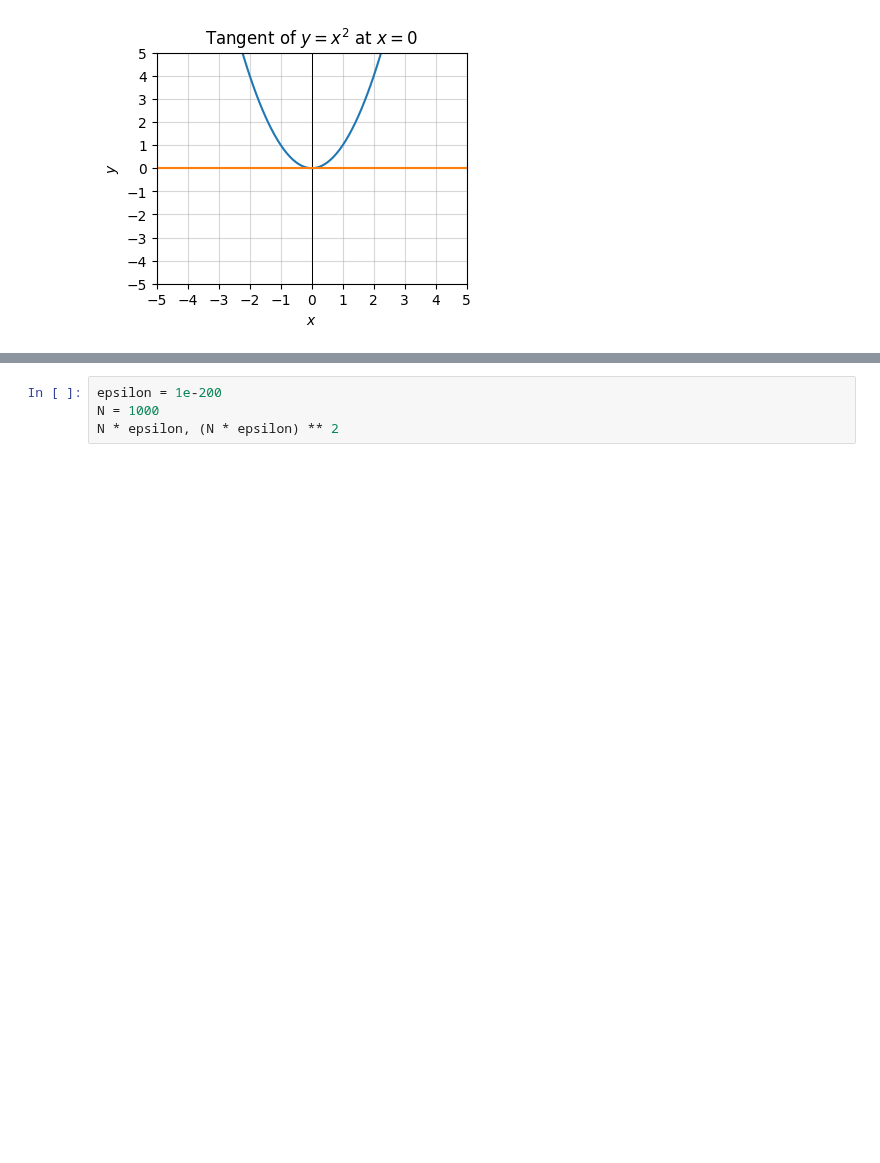
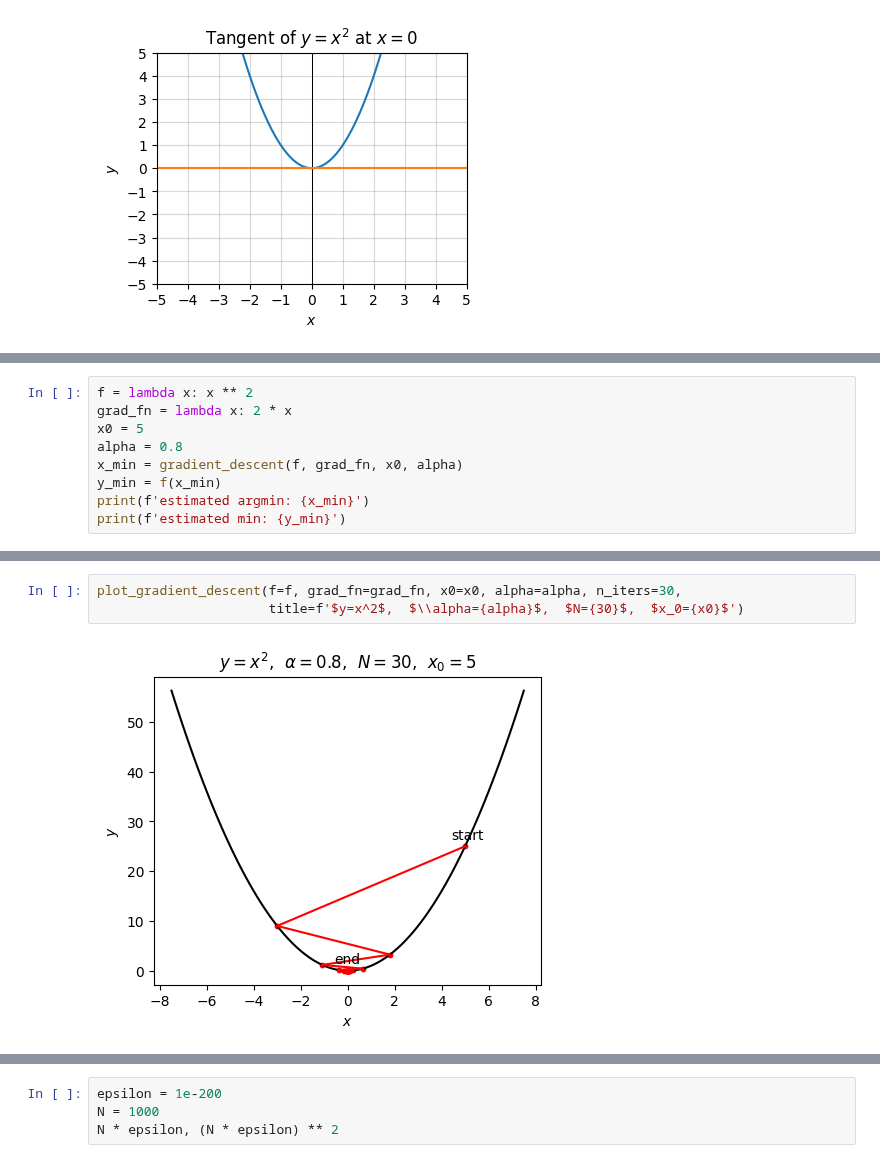
Before and after one commit to rkingery/ml-book, a Jupyter notebook: notebooks/calculus.ipynb, the cells around one changed output, grey strips where cells are left out. Cells and saved outputs as stored; diff of their text form; blank space fills up the shorter version.

```diff
--- a/notebooks/calculus.ipynb
+++ b/notebooks/calculus.ipynb
@@ -439,0 +434,9 @@ $$\mathbf{x}_{n+1} = \mathbf{x}_n - \alpha \frac{dz}{d\mathbf{x}}\bigg|_{\mathbf
+# %%
+f = lambda x: x ** 2
+grad_fn = lambda x: 2 * x
+x0 = 5
+alpha = 0.8
+x_min = gradient_descent(f, grad_fn, x0, alpha)
+y_min = f(x_min)
+print(f'estimated argmin: {x_min}')
+print(f'estimated min: {y_min}')
@@ -439,0 +453,5 @@ $$\mathbf{x}_{n+1} = \mathbf{x}_n - \alpha \frac{dz}{d\mathbf{x}}\bigg|_{\mathbf
+# %%
+plot_gradient_descent(f=f, grad_fn=grad_fn, x0=x0, alpha=alpha, n_iters=30,
+                      title=f'$y=x^2$,  $\\alpha={alpha}$,  $N={30}$,  $x_0={x0}$')
+# %% [output]
+[figure, added]
```
Also changed, not shown: parts of 37 cells of this notebook, 2 other files.
